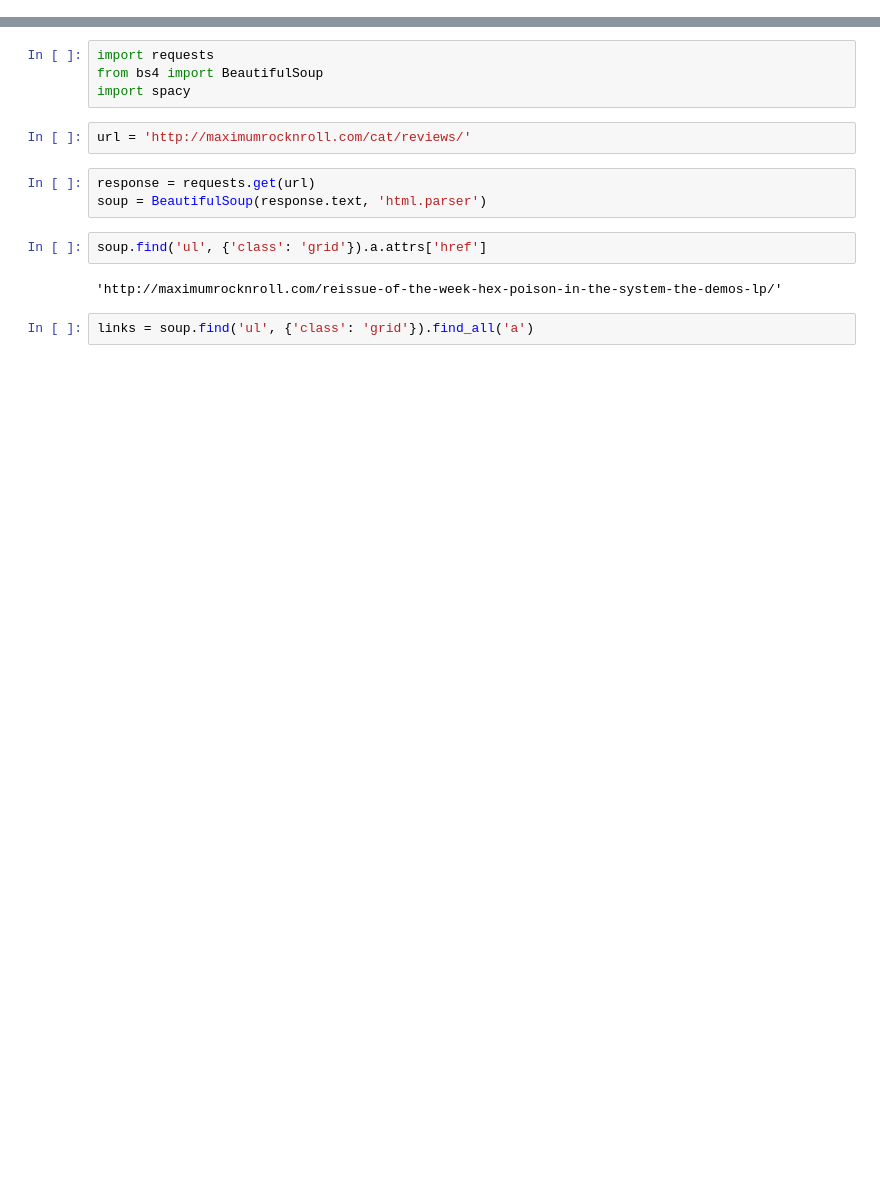
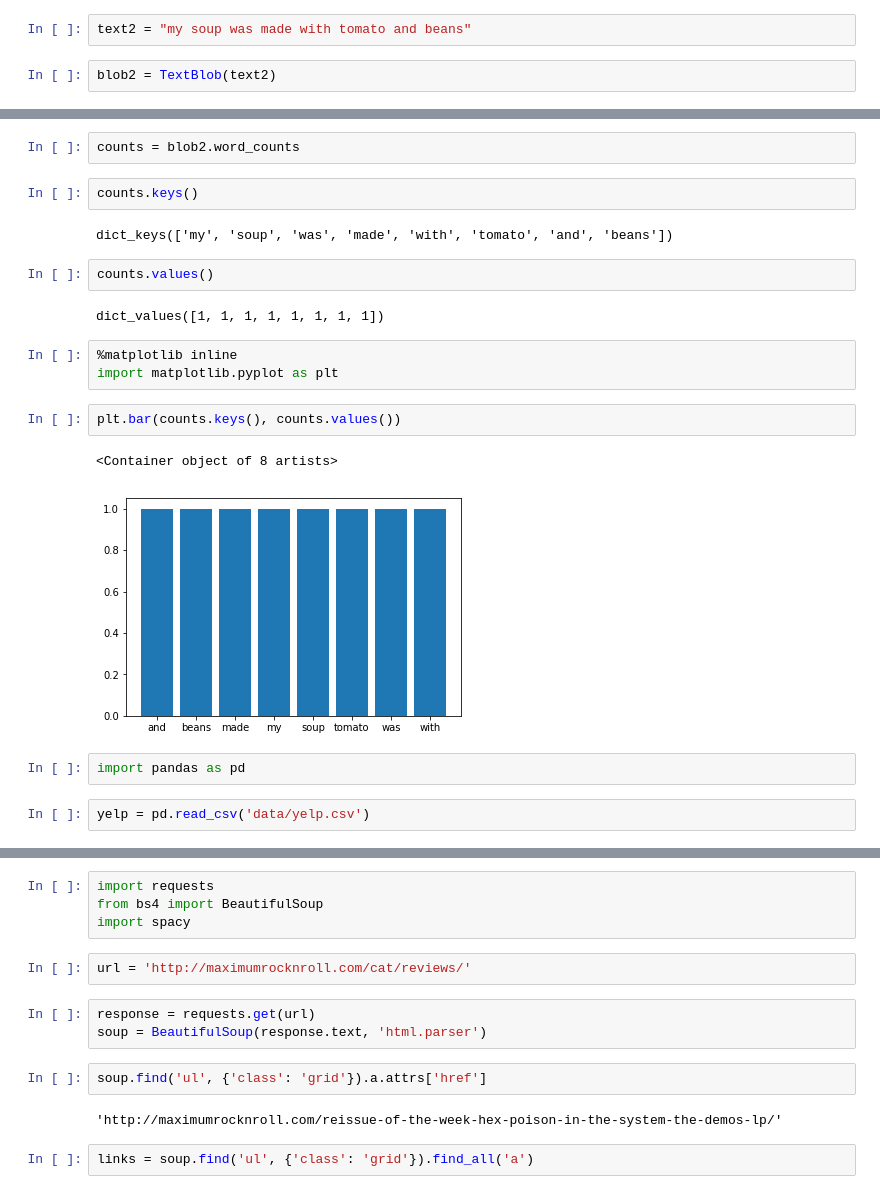
Before and after one commit to DataandDesign/datadesign.github.io, a Jupyter notebook: intro_nlp.ipynb, the cells around one changed output, grey strips where cells are left out. Drawn from its saved outputs; the diff is of its cells as text; blank space fills up the shorter version.

```diff
--- a/intro_nlp.ipynb
+++ b/intro_nlp.ipynb
@@ -6,0 +42,4 @@ Today, our goal is to extend our webscraping capabilities and examine some recor
+# %%
+text2 = "my soup was made with tomato and beans"
+# %%
+blob2 = TextBlob(text2)
@@ -6,0 +62,22 @@ Today, our goal is to extend our webscraping capabilities and examine some recor
+# %%
+counts = blob2.word_counts
+# %%
+counts.keys()
+# %% [output]
+dict_keys(['my', 'soup', 'was', 'made', 'with', 'tomato', 'and', 'beans'])
+# %%
+counts.values()
+# %% [output]
+dict_values([1, 1, 1, 1, 1, 1, 1, 1])
+# %%
+%matplotlib inline
+import matplotlib.pyplot as plt
+# %%
+plt.bar(counts.keys(), counts.values())
+# %% [output]
+<Container object of 8 artists>
+[figure, added]
+# %%
+import pandas as pd
+# %%
+yelp = pd.read_csv('data/yelp.csv')
```
Also changed, not shown: parts of 35 cells of this notebook, 4 other files.
